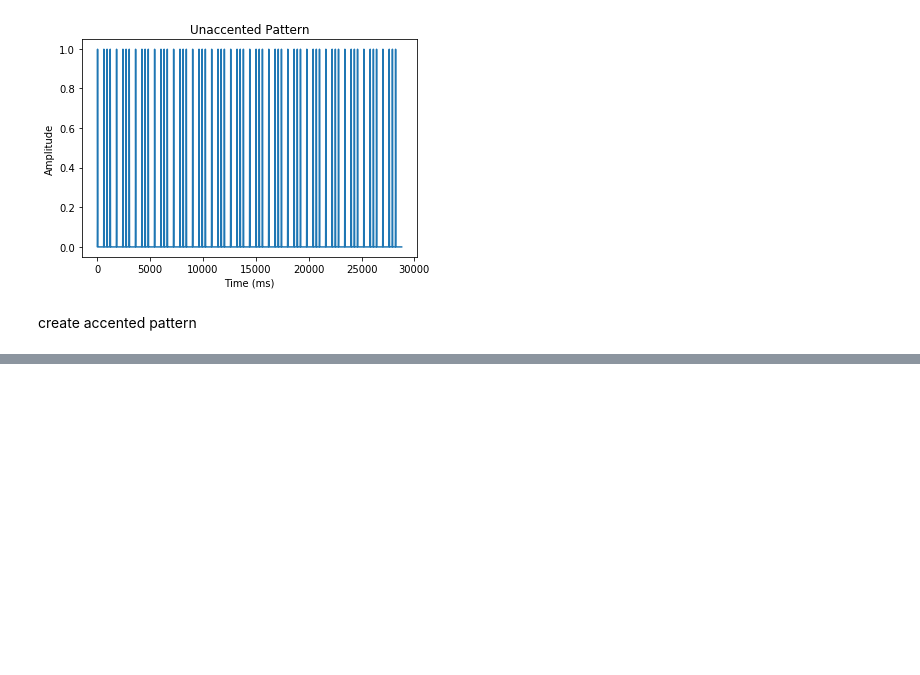
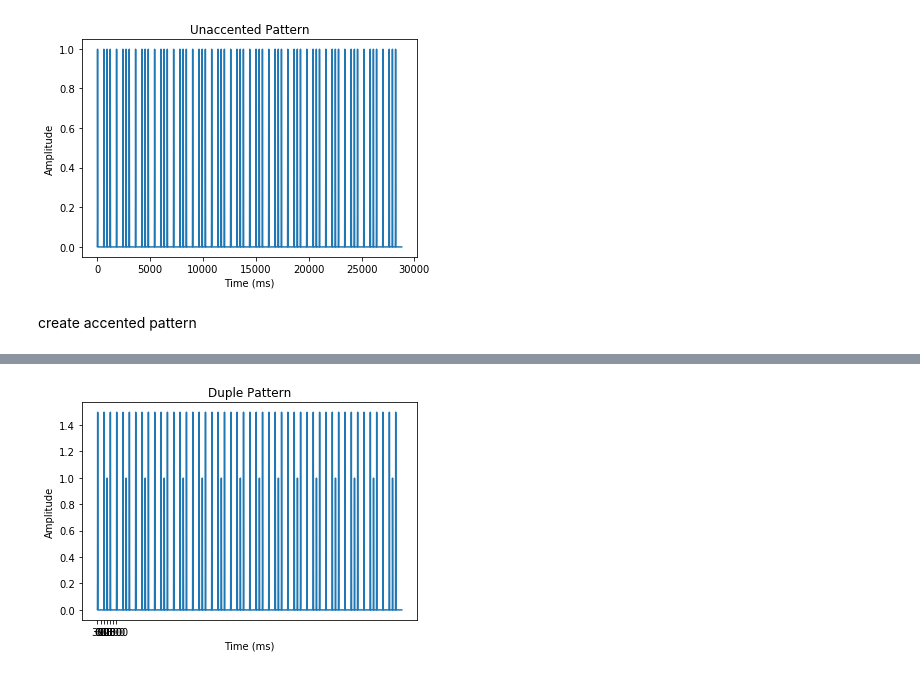
Before and after one commit to Lades12/test-repo, a Jupyter notebook: Copy_of_beat_1.ipynb, the cells around one changed output, grey strips where cells are left out. Cells and saved outputs as stored; diff of their text form; code cells hidden in the pictures; blank space fills up the shorter version.

```diff
--- a/Copy_of_beat_1.ipynb
+++ b/Copy_of_beat_1.ipynb
@@ -87,0 +103,8 @@ for note in notes:
+# %%
+plt.plot(long_una_patt);
+plt.title(r"Duple Pattern");
+plt.ylabel("Amplitude");
+plt.xlabel("Time (ms)");
+plt.xticks(tick_m);
+# %% [output]
+[figure, added]
```
Also changed, not shown: parts of 4 cells of this notebook.
